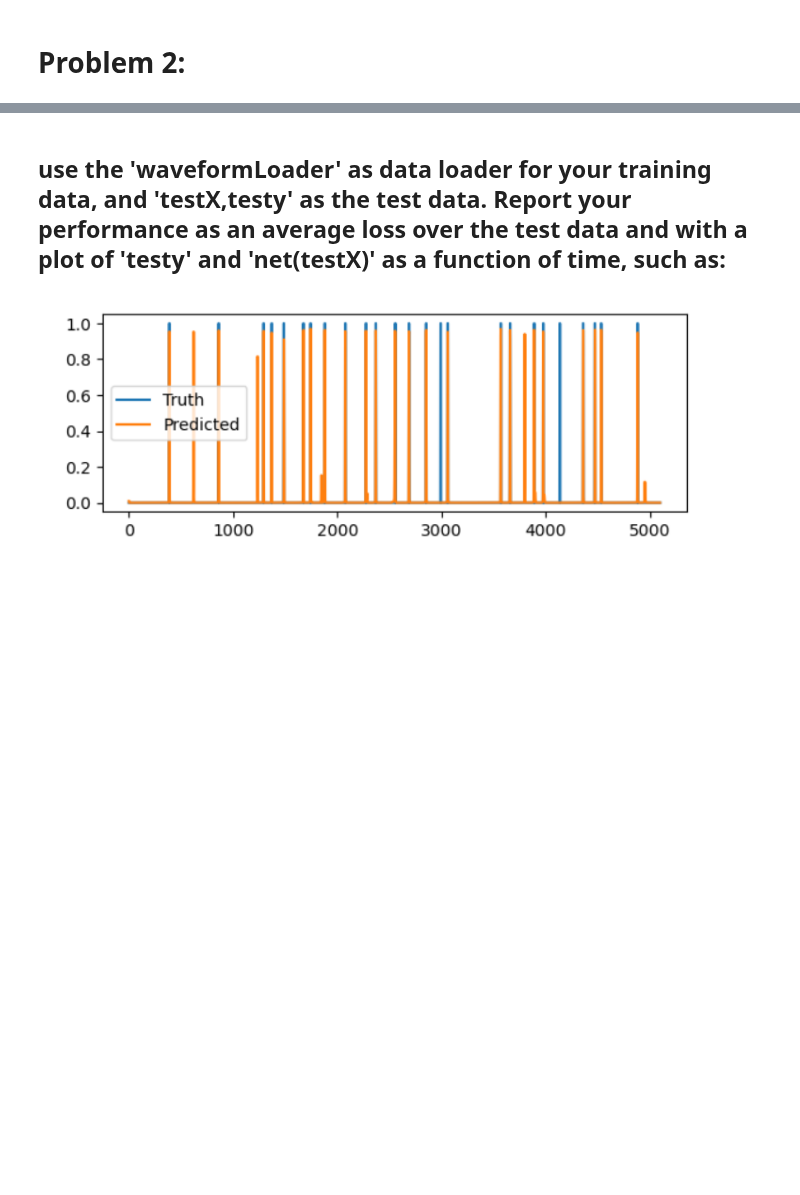
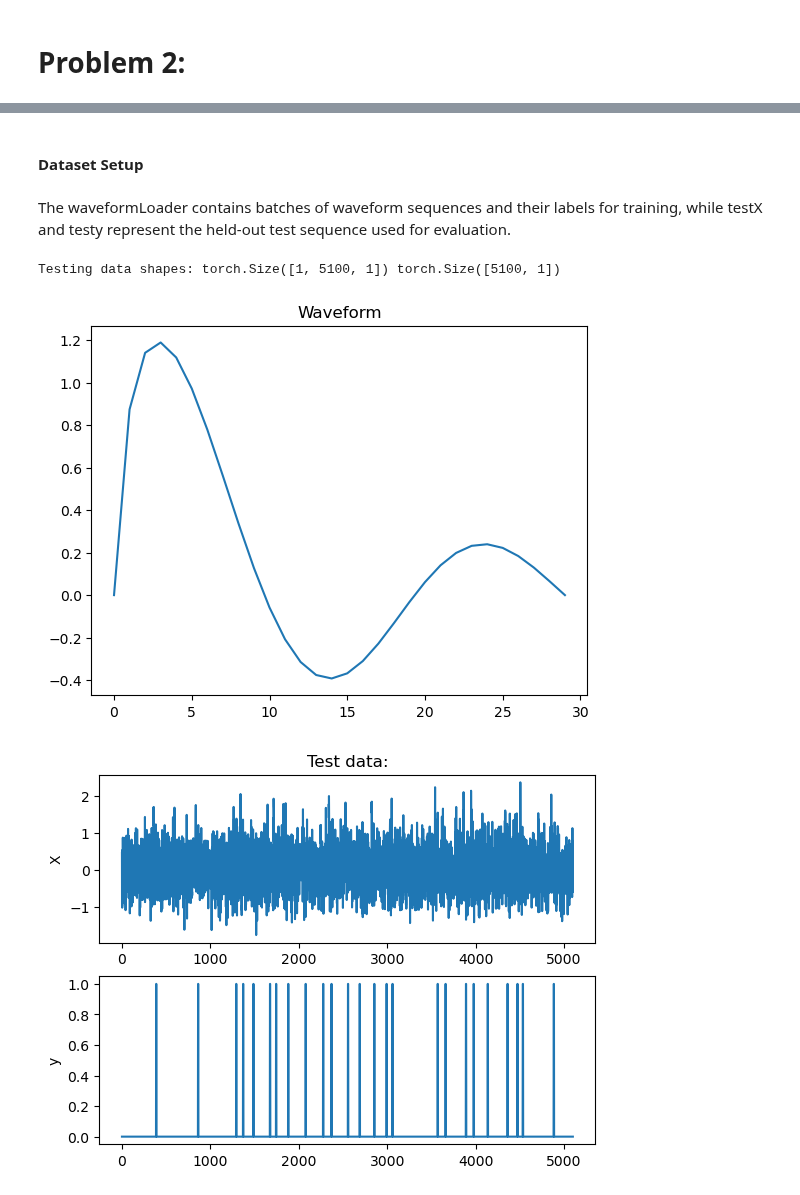
Before and after one commit to MHA963/DeepLearning, a Jupyter notebook: assignments/ass2/Assignment2.ipynb, the cells around one changed output, grey strips where cells are left out. Drawn from its saved outputs; the diff is of its cells as text; code cells hidden in the pictures; blank space fills up the shorter version.

```diff
--- a/assignments/ass2/Assignment2.ipynb
+++ b/assignments/ass2/Assignment2.ipynb
@@ -81,4 +210,18 @@ What is the size of the target image if targets are one-hot encoded?**
-# %% [markdown]
-## use the 'waveformLoader' as data loader for your training data, and 'testX,testy' as the test data. Report your performance as an average loss over the test data and with a plot of 'testy' and 'net(testX)' as a function of time, such as:
-
-![image.png](attachment:image.png)
+# %% [markdown]
+#### Dataset Setup
+# %% [markdown]
+The waveformLoader contains batches of waveform sequences and their labels for training, while testX and testy represent the held-out test sequence used for evaluation.
+# %%
+import torch
+import torch.nn as nn
+import torch.optim as optim
+import matplotlib.pyplot as plt
+from dataset_setup import waveformLoader, testX, testy
+from sklearn.metrics import precision_score, recall_score
+
+device = "cuda" if torch.cuda.is_available() else "cpu"
+print("Testing data shapes:", testX.shape, testy.shape)
+# %% [output]
+Testing data shapes: torch.Size([1, 5100, 1]) torch.Size([5100, 1])
+[figure, added]
+[figure, added]
```
Also changed, not shown: parts of 24 cells of this notebook, 6 other files.
